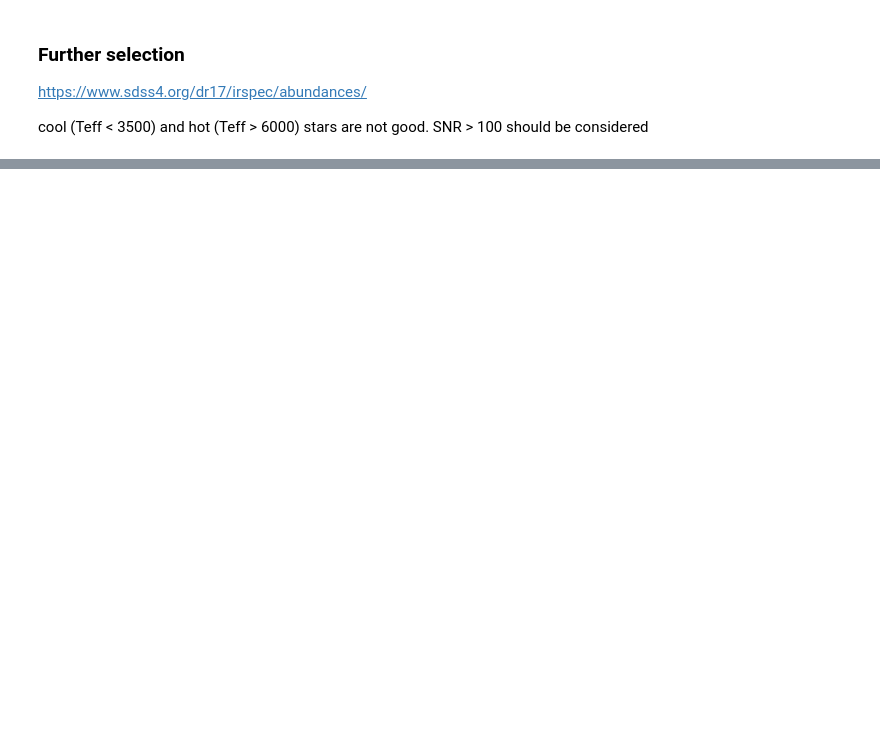
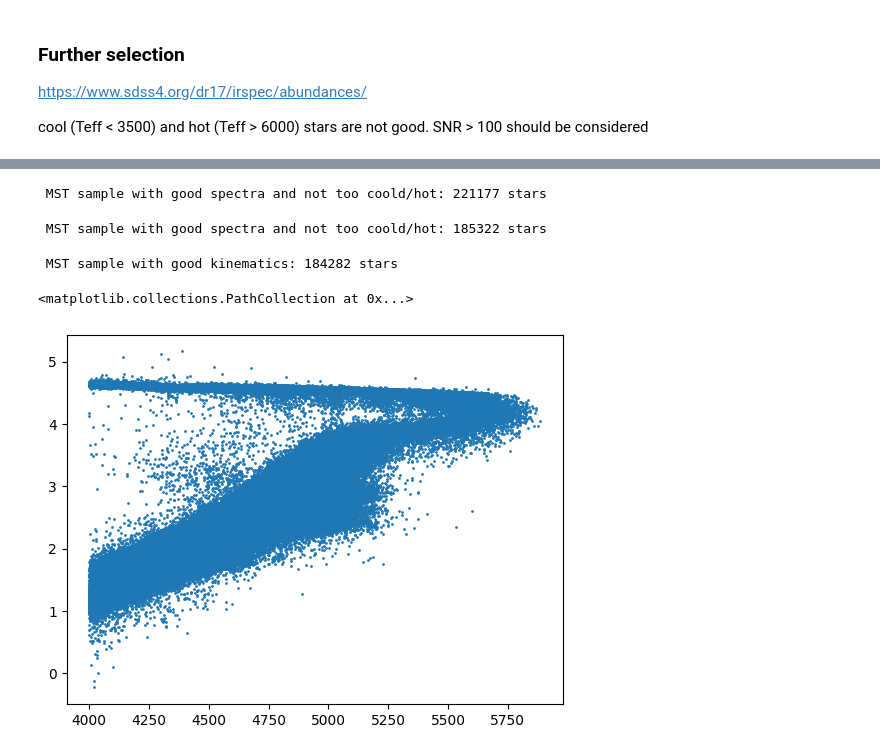
Before and after one commit to vadibekyan/AbundanceML, a Jupyter notebook: apogee_fits_read.ipynb, the cells around one changed output, grey strips where cells are left out. Cells and saved outputs as stored; diff of their text form; code cells hidden in the pictures; blank space fills up the shorter version.

```diff
--- a/apogee_fits_read.ipynb
+++ b/apogee_fits_read.ipynb
@@ -299,0 +69,6 @@ See the caveats in the documentation: https://pandas.pydata.org/pandas-docs/stab
+# %%
+criteria = (MST_sample['TEFF'] > 4000) & (MST_sample['TEFF'] < 6000) & (MST_sample['SNR'] > 100)
+MST_sample = MST_sample[criteria]
+print (f' MST sample with good spectra and not too coold/hot: {len(MST_sample)} stars')
+# %% [output]
+ MST sample with good spectra and not too coold/hot: 221177 stars
@@ -299,0 +96,69 @@ See the caveats in the documentation: https://pandas.pydata.org/pandas-docs/stab
+# %%
+abundance_criteria = (
+    (MST_sample['FE_H_FLAG'] == 0) &
+    (MST_sample['FE_H'] > -1) &
+    (MST_sample['FE_H'] < 0.6) &
+    (MST_sample['FE_H_ERR'] < 0.05) &
+    (MST_sample['C_FE_FLAG'] == 0) &
+    (MST_sample['C_H'] > -1) &
+    (MST_sample['C_H'] < 0.6) &
+    (MST_sample['C_H_ERR'] < 0.05) &
+    (MST_sample['O_FE_FLAG'] == 0) &
+    (MST_sample['O_H'] > -1) &
+    (MST_sample['O_H'] < 0.6) &
+    (MST_sample['O_H_ERR'] < 0.05) &
+    (MST_sample['MG_FE_FLAG'] == 0) &
+    (MST_sample['MG_H'] > -1) &
+    (MST_sample['MG_H'] < 0.6) &
+    (MST_sample['MG_H_ERR'] < 0.05) &
+    (MST_sample['SI_FE_FLAG'] == 0) &
+    (MST_sample['SI_H'] > -1) &
+    (MST_sample['SI_H'] < 0.6) &
+    (MST_sample['SI_H_ERR'] < 0.05)
+)
+MST_sample = MST_sample[abundance_criteria]
+print (f' MST sample with good spectra and not too coold/hot: {len(MST_sample)} stars')
+# %% [output]
+ MST sample with good spectra and not too coold/hot: 185322 stars
+# %%
+kinematic_criteria = (
+    (MST_sample['GAIAEDR3_PARALLAX'] == MST_sample['GAIAEDR3_PARALLAX']) &
+    (MST_sample['GAIAEDR3_PMRA'] == MST_sample['GAIAEDR3_PMRA']) &
+    (MST_sample['GAIAEDR3_PMDEC'] == MST_sample['GAIAEDR3_PMDEC']) &
+    (MST_sample['VHELIO_AVG'] == MST_sample['VHELIO_AVG'])
+)
+
+MST_sample = MST_sample[kinematic_criteria]
+print (f' MST sample with good kinematics: {len(MST_sample)} stars')
+# %% [output]
+ MST sample with good kinematics: 184282 stars
+# %%
+relevant_columns = [ 'RA', 'DEC', 'GLON', 'GLAT',
+       'SNR',
+       'VHELIO_AVG', 'VERR',
+       'GAIAEDR3_SOURCE_ID',
+       'GAIAEDR3_PARALLAX', 'GAIAEDR3_PARALLAX_ERROR',
+       'GAIAEDR3_PMRA', 'GAIAEDR3_PMRA_ERROR',
+       'GAIAEDR3_PMDEC', 'GAIAEDR3_PMDEC_ERROR',
+       'GAIAEDR3_PHOT_G_MEAN_MAG',
+       'GAIAEDR3_PHOT_BP_MEAN_MAG', 'GAIAEDR3_PHOT_RP_MEAN_MAG',
+       'GAIAEDR3_DR2_RADIAL_VELOCITY', 'GAIAEDR3_DR2_RADIAL_VELOCITY_ERROR',
+       'GAIAEDR3_R_MED_GEO', 'GAIAEDR3_R_MED_PHOTOGEO',
+       'TEFF', 'TEFF_ERR',
+       'LOGG', 'LOGG_ERR',
+       'M_H', 'M_H_ERR',
+       'ALPHA_M', 'ALPHA_M_ERR',
+       'VMICRO', 'VMACRO', 'VSINI',
+       'C_H', 'C_H_ERR',
+       'O_H', 'O_H_ERR',
+       'MG_H', 'MG_H_ERR',
+       'SI_H', 'SI_H_ERR',
+       'FE_H', 'FE_H_ERR', ]
+
+
+MST_sample = MST_sample[relevant_columns]
+# %%
+plt.scatter(MST_sample.TEFF, MST_sample.LOGG, s = 1)
+# %% [output]
+<matplotlib.collections.PathCollection at 0x...>
+[figure, added]
```
Also changed, not shown: parts of 28 cells of this notebook, 2 other files.
